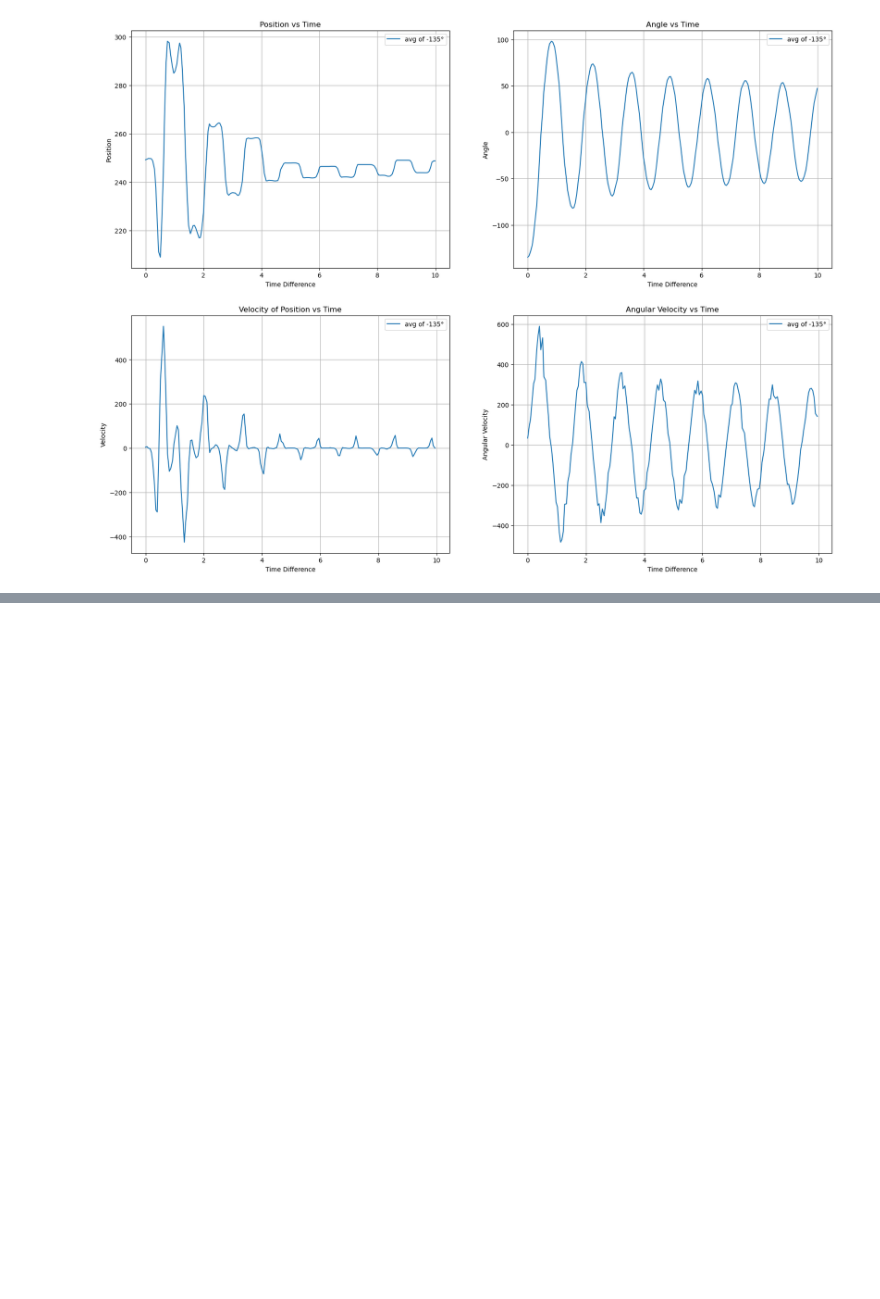
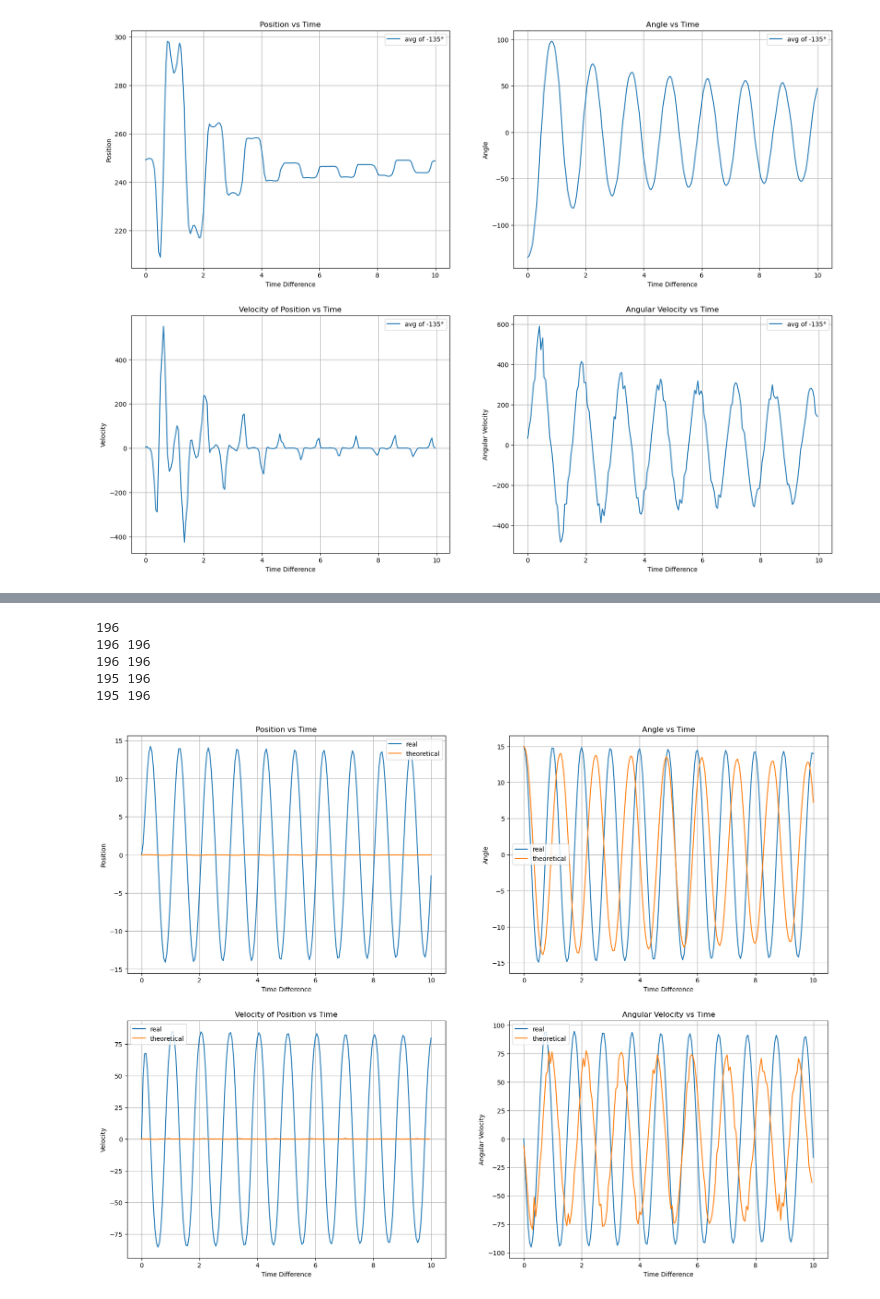
Before and after one commit to Rizo11/Spring22_Theoretical_Mechanics, a Jupyter notebook: big_hw2/plot.ipynb, the cells around one changed output, grey strips where cells are left out. Drawn from its saved outputs; the diff is of its cells as text; code cells hidden in the pictures; blank space fills up the shorter version.

```diff
--- a/big_hw2/plot.ipynb
+++ b/big_hw2/plot.ipynb
@@ -327,0 +281,79 @@ plt.show()
+# %%
+INITIAL_CONDITIONS = {
+    15: 0,
+    45: 250,
+    -135: 250
+}
+for CURRENT_ANGLE in ANGLES:
+    # Initial conditions
+    phi0 = np.radians(CURRENT_ANGLE)  # Initial angle in radians
+    phi_dot0 = 0      # Initial angular velocity
+    x0 = INITIAL_CONDITIONS[CURRENT_ANGLE]            # Initial position
+    x_dot0 = 0        # Initial velocity
+
+    initial_conditions = [phi0, phi_dot0, x0, x_dot0]
+
+    # Time span
+    t_span = np.linspace(0, 10, 196)
+
+    # Solve the differential equations
+    sol = solve_ivp(equations, [t_span[0], t_span[-1]], initial_conditions, t_eval=t_span)
+
+    # Extracting solutions
+    phi_sol = sol.y[0]
+    phi_dot_sol = sol.y[1]
+    x_sol = sol.y[2]
+    x_dot_sol = sol.y[3]
+
+    # Convert angle from radians to degrees for the plot
+    phi_deg = np.degrees(phi_sol)
+    phi_dot_deg = np.degrees(phi_dot_sol)
+
+    print(t_span.size)
+    print(experimental_vals[CURRENT_ANGLE][0][0].size, x_sol.size)
+    print(experimental_vals[CURRENT_ANGLE][1][0].size, x_dot_sol.size)
+    print(experimental_vals[CURRENT_ANGLE][2][0].size, phi_deg.size)
+    print(experimental_vals[CURRENT_ANGLE][3][0].size, phi_dot_deg.size)
+
+    plot_data_double(t_span, x_sol, experimental_vals[CURRENT_ANGLE][0][0], phi_deg, experimental_vals[CURRENT_ANGLE][1][0],
+                     x_dot_sol, experimental_vals[CURRENT_ANGLE][2][0], phi_dot_deg, experimental_vals[CURRENT_ANGLE][3][0])
+
+
+    # # Function to update the animation
+    # def update(i):
+    #     cart.set_data([x_sol[i] - 0.5, x_sol[i] + 0.5], [0, 0])
+    #     pole.set_data([x_sol[i], x_sol[i] + np.sin(phi_sol[i]) * l], [0, -np.cos(phi_sol[i]) * l])
+
+    # # Create the figure and axes
+    # fig, ax = plt.subplots()
+    # ax.set_xlim(-2, 2)
+    # ax.set_ylim(-1, 1)
+
+    # # Create the cart and pole objects
+    # cart, = ax.plot([], [], 'k', lw=2)
+    # pole, = ax.plot([], [], 'r', lw=2)
+
+    # # Set up the animation
+    # ani = FuncAnimation(fig, update, frames=len(t_span), interval=10)
+
+
+    # # Show the animation
+    # plt.gca().set_aspect('equal', adjustable='box')
+    # plt.xlabel('Position (m)')
+    # plt.ylabel('Height (m)')
+    # plt.title('Cart-Pole System Animation')
+    # plt.grid()
+    # plt.show()
+
+    # display(HTML(ani.to_jshtml()))
+
+    # ani.save(f"_{CURRENT_ANGLE}sim.gif")
+
+# plt.close(fig)
+# %% [output]
+196
+196 196
+196 196
+195 196
+195 196
+[figure, added]
```
Also changed, not shown: parts of 13 cells of this notebook.
